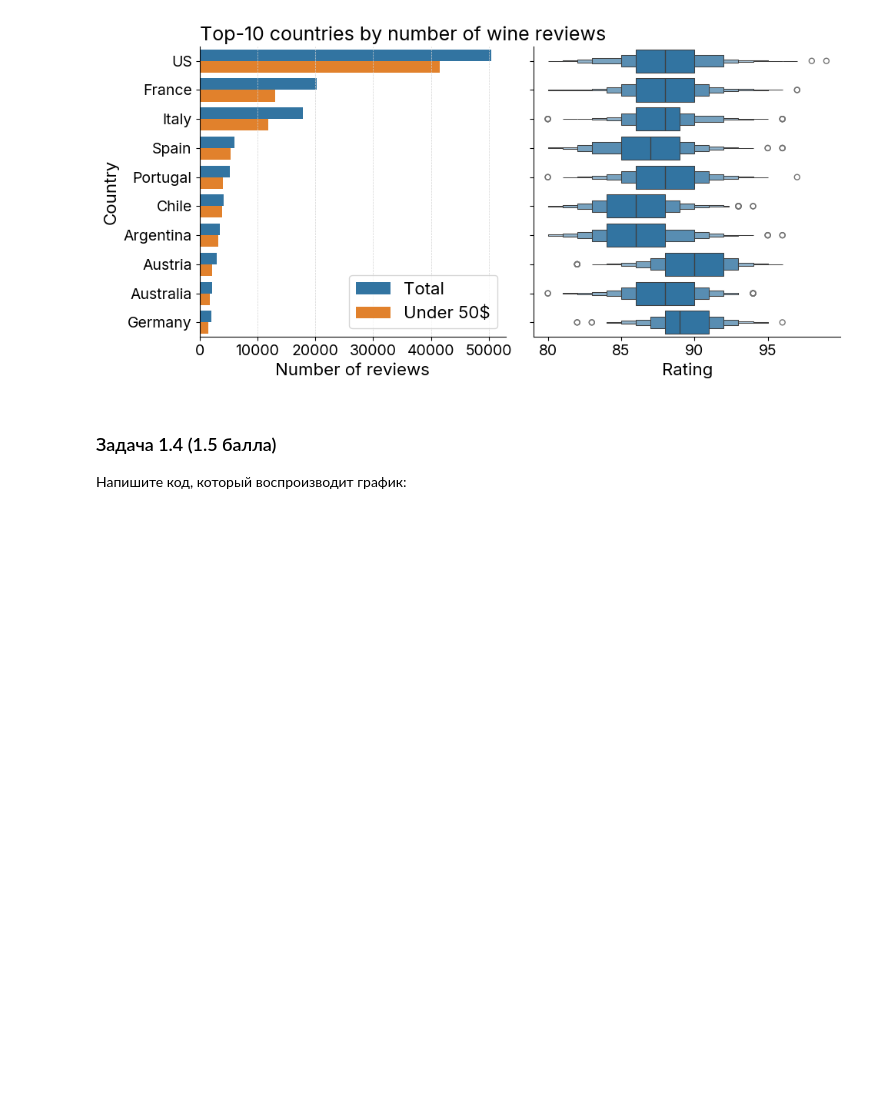
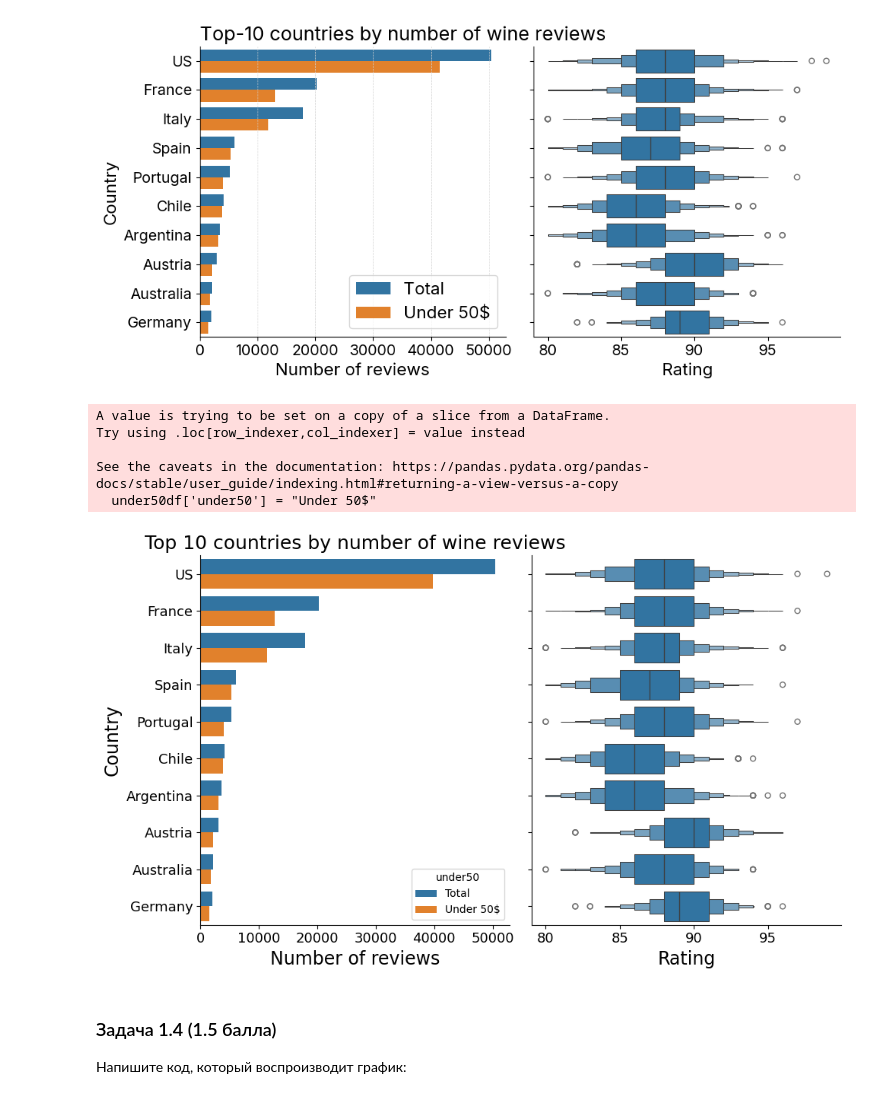
Before and after one commit to Nesterov-BA/aimasters, a Jupyter notebook: 1sem/ML1/homeworks/02.HW.Pandas_MPL_Seaborn.ipynb, the cells around one changed output. Cells and saved outputs as stored; diff of their text form; code cells hidden in the pictures; blank space fills up the shorter version.

```diff
--- a/1sem/ML1/homeworks/02.HW.Pandas_MPL_Seaborn.ipynb
+++ b/1sem/ML1/homeworks/02.HW.Pandas_MPL_Seaborn.ipynb
@@ -92,6 +93,40 @@ gr.set_titles("{row_name}")
 Напишите код, который воспроизводит график:
 # %% [markdown]
 ![image.png](embedded-picture-1)
+# %%
+dfcopy = df.copy()
+under50df = dfcopy[dfcopy.price < 50]
+dfcopy['under50'] = "Total"
+under50df['under50'] = "Under 50$"
+fulldf = pd.concat([dfcopy,under50df], ignore_index = True)
+top10Countries = df.country.value_counts().index[0:10]
+total = df.country.value_counts()[top10Countries]
+under50 = df[df.price < 50].country.value_counts()[top10Countries]
+# %% [output]
+A value is trying to be set on a copy of a slice from a DataFrame.
+Try using .loc[row_indexer,col_indexer] = value instead
+
+See the caveats in the documentation: https://pandas.pydata.org/pandas-docs/stable/user_guide/indexing.html#returning-a-view-versus-a-copy
+  under50df['under50'] = "Under 50$"
+# %%
+fig, ax = plt.subplot_mosaic('ab')
+graph1 = sns.countplot(data = fulldf, y = 'country', order = top10Countries, hue = 'under50', ax = ax['a'])
+graph2 = sns.boxenplot(data = under50df, y = 'country', x = 'points', order = top10Countries, ax = ax['b'])
+graph1.tick_params(axis='both', labelsize=13)
+graph2.tick_params(axis='both', labelsize=13)
+graph1.set_xlabel("Number of reviews", fontsize = 17)
+graph1.set_ylabel("Country", fontsize = 17)
+graph2.set_xlabel("Rating", fontsize = 17)
+graph2.set_ylabel("")
+graph1.set_title("Top 10 countries by number of wine reviews", fontsize=18)
+ax['b'].get_yaxis().set_ticklabels([])
+ax['b'].spines[['top', 'right']].set_visible(False)
+ax['a'].spines[['top', 'right']].set_visible(False)
+fig.set_size_inches(10, 6)
+fig.tight_layout()
+plt.show()
+# %% [output]
+[figure, added]
 # %% [markdown]
 ### Задача 1.4 (1.5 балла)
 
```
Also changed, not shown: parts of 10 cells of this notebook, 4 other files.
